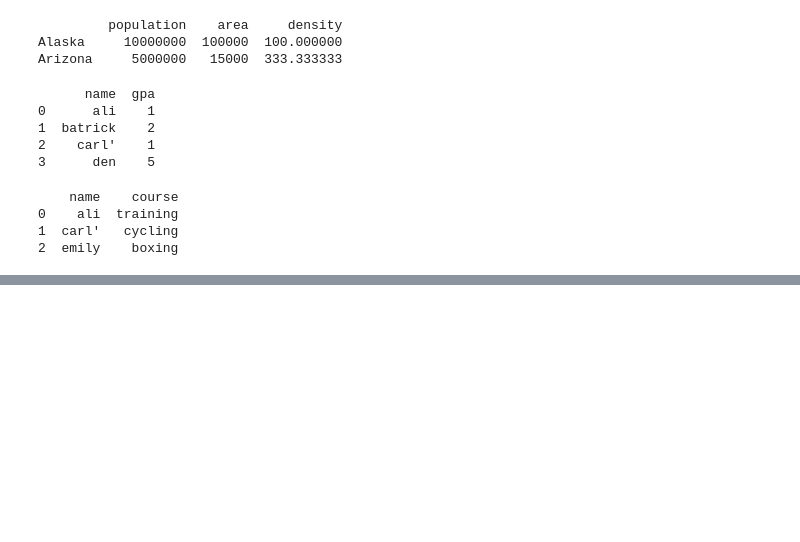
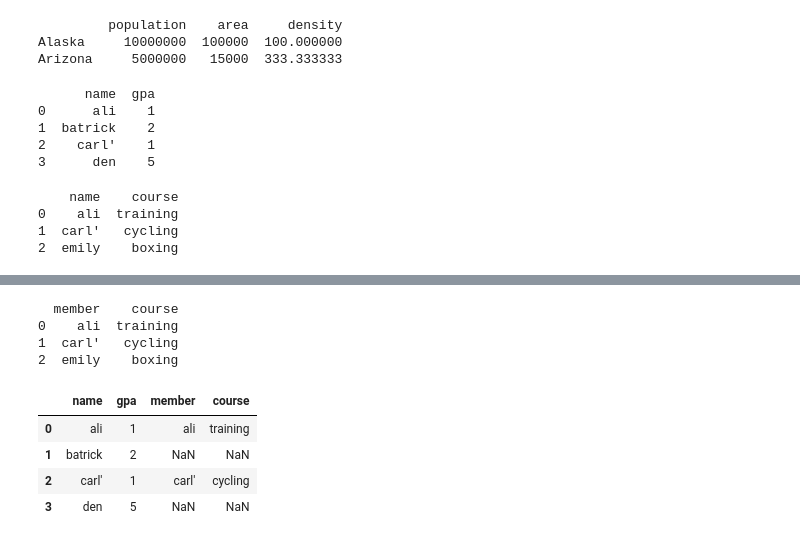
Before and after one commit to AhmadNass7/AI-AND-APPLICATIONS, a Jupyter notebook: 7&8_Prog.ipynb, the cells around one changed output, grey strips where cells are left out. Cells and saved outputs as stored; diff of their text form; code cells hidden in the pictures; blank space fills up the shorter version.

```diff
--- a/7&8_Prog.ipynb
+++ b/7&8_Prog.ipynb
@@ -521,0 +531,18 @@ pd.merge(df_class,df_gym) # intersection
+# %%
+name= pd.Series(["ali","carl'","emily"])
+course= pd.Series(['training','cycling','boxing'])
+df_gym2= pd.DataFrame({'member':name,'course':course})
+print(df_gym2)
+# %% [output]
+  member    course
+0    ali  training
+1  carl'   cycling
+2  emily    boxing
+# %%
+pd.merge(df_class,df_gym2, left_on="name", right_on="member", how='left')
+# %% [output]
+|  | name | gpa | member | course |
+| 0 | ali | 1 | ali | training |
+| 1 | batrick | 2 | NaN | NaN |
+| 2 | carl' | 1 | carl' | cycling |
+| 3 | den | 5 | NaN | NaN |
```
Also changed, not shown: parts of 7 cells of this notebook.
